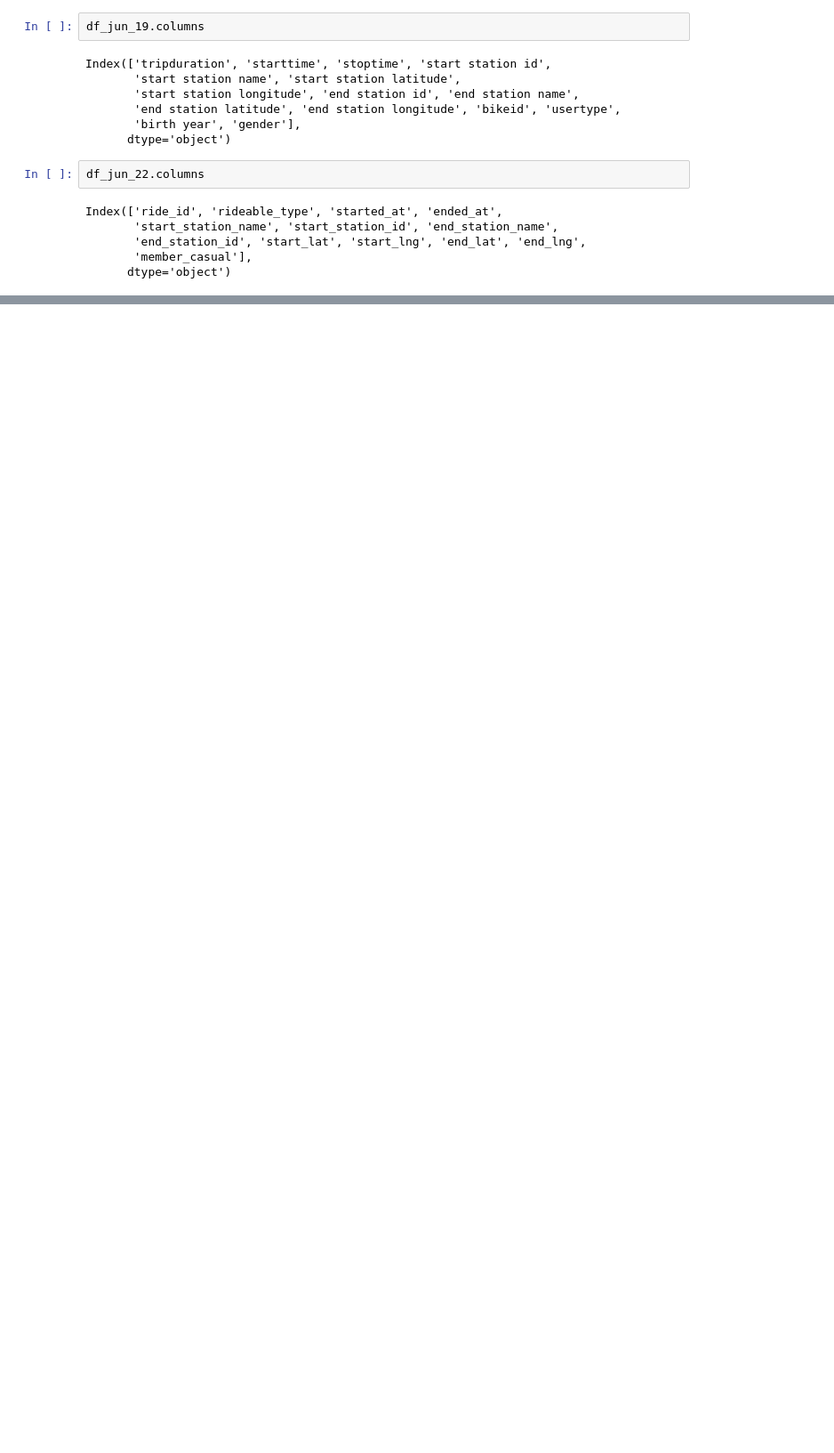
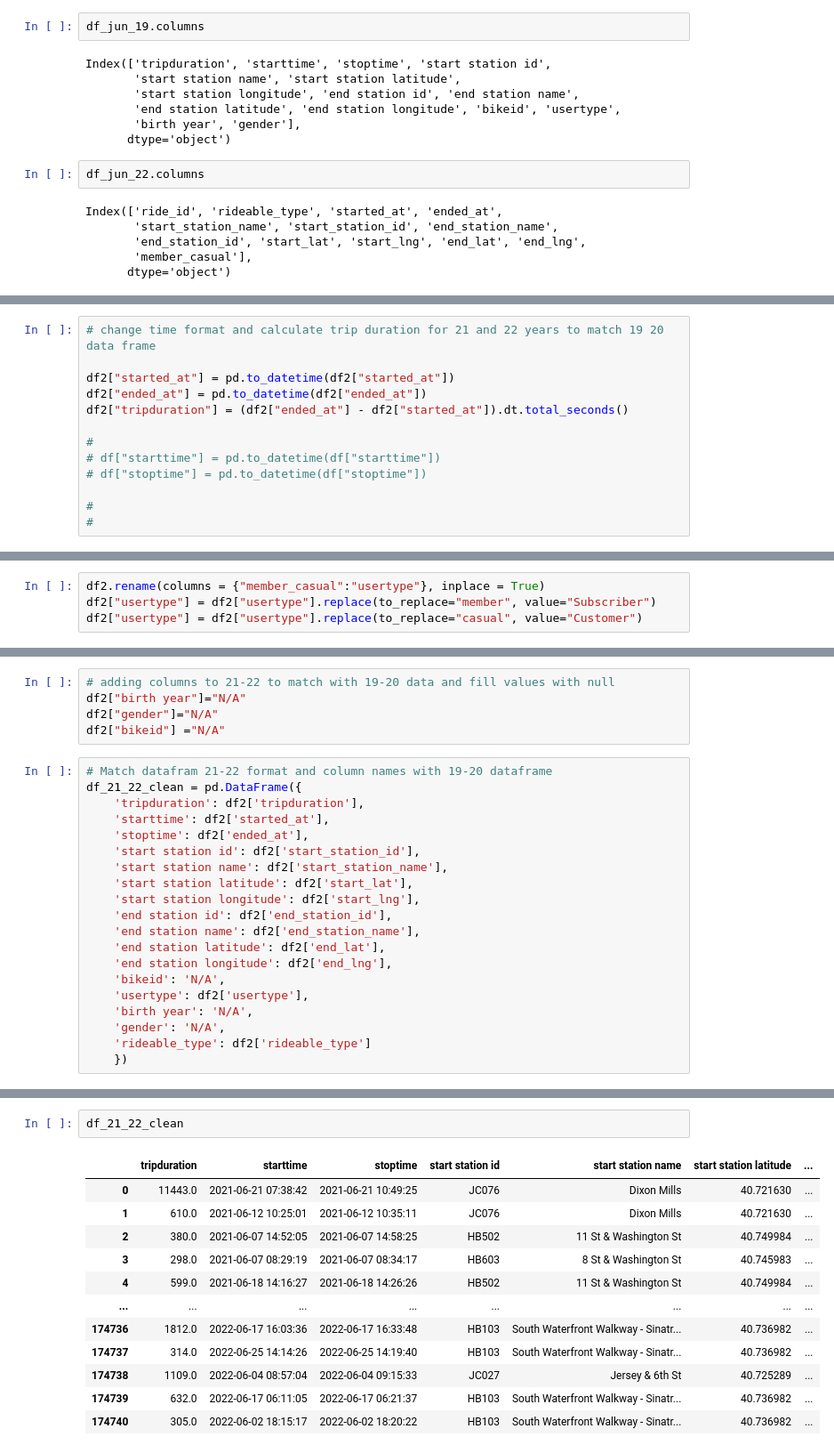
Before and after one commit to yaf978/Citi_Bike_Challenge, a Jupyter notebook: bike_data_prep.ipynb, the cells around one changed output, grey strips where cells are left out. Shown at 89% size. Drawn from its saved outputs; the diff is of its cells as text; blank space fills up the shorter version.

Commit message:
cleaned data and file

```diff
--- a/bike_data_prep.ipynb
+++ b/bike_data_prep.ipynb
@@ -112,0 +146,13 @@ Index(['ride_id', 'rideable_type', 'started_at', 'ended_at',
+# %%
+# change time format and calculate trip duration for 21 and 22 years to match 19 20 data frame
+
+df2["started_at"] = pd.to_datetime(df2["started_at"])
+df2["ended_at"] = pd.to_datetime(df2["ended_at"])
+df2["tripduration"] = (df2["ended_at"] - df2["started_at"]).dt.total_seconds()
+
+#
+# df["starttime"] = pd.to_datetime(df["starttime"])
+# df["stoptime"] = pd.to_datetime(df["stoptime"])
+
+#
+#
@@ -112,0 +191,4 @@ Index(['ride_id', 'rideable_type', 'started_at', 'ended_at',
+# %%
+df2.rename(columns = {"member_casual":"usertype"}, inplace = True)
+df2["usertype"] = df2["usertype"].replace(to_replace="member", value="Subscriber")
+df2["usertype"] = df2["usertype"].replace(to_replace="casual", value="Customer")
@@ -112,0 +201,25 @@ Index(['ride_id', 'rideable_type', 'started_at', 'ended_at',
+# %%
+# adding columns to 21-22 to match with 19-20 data and fill values with null
+df2["birth year"]="N/A"
+df2["gender"]="N/A"
+df2["bikeid"] ="N/A"
+# %%
+# Match datafram 21-22 format and column names with 19-20 dataframe
+df_21_22_clean = pd.DataFrame({
+    'tripduration': df2['tripduration'],
+    'starttime': df2['started_at'],
+    'stoptime': df2['ended_at'],
+    'start station id': df2['start_station_id'],
+    'start station name': df2['start_station_name'],
+    'start station latitude': df2['start_lat'],
+    'start station longitude': df2['start_lng'],
+    'end station id': df2['end_station_id'],
+    'end station name': df2['end_station_name'],
+    'end station latitude': df2['end_lat'],
+    'end station longitude': df2['end_lng'],
+    'bikeid': 'N/A',
+    'usertype': df2['usertype'],
+    'birth year': 'N/A',
+    'gender': 'N/A',
+    'rideable_type': df2['rideable_type']
+    })
@@ -112,0 +228,15 @@ Index(['ride_id', 'rideable_type', 'started_at', 'ended_at',
+# %%
+df_21_22_clean
+# %% [output]
+|  | tripduration | starttime | stoptime | start station id | start station name | start station latitude | ... |
+| 0 | 11443.0 | 2021-06-21 07:38:42 | 2021-06-21 10:49:25 | JC076 | Dixon Mills | 40.721630 | ... |
+| 1 | 610.0 | 2021-06-12 10:25:01 | 2021-06-12 10:35:11 | JC076 | Dixon Mills | 40.721630 | ... |
+| 2 | 380.0 | 2021-06-07 14:52:05 | 2021-06-07 14:58:25 | HB502 | 11 St & Washington St | 40.749984 | ... |
+| 3 | 298.0 | 2021-06-07 08:29:19 | 2021-06-07 08:34:17 | HB603 | 8 St & Washington St | 40.745983 | ... |
+| 4 | 599.0 | 2021-06-18 14:16:27 | 2021-06-18 14:26:26 | HB502 | 11 St & Washington St | 40.749984 | ... |
+| ... | ... | ... | ... | ... | ... | ... | ... |
+| 174736 | 1812.0 | 2022-06-17 16:03:36 | 2022-06-17 16:33:48 | HB103 | South Waterfront Walkway - Sinatr... | 40.736982 | ... |
+| 174737 | 314.0 | 2022-06-25 14:14:26 | 2022-06-25 14:19:40 | HB103 | South Waterfront Walkway - Sinatr... | 40.736982 | ... |
+| 174738 | 1109.0 | 2022-06-04 08:57:04 | 2022-06-04 09:15:33 | JC027 | Jersey & 6th St | 40.725289 | ... |
+| 174739 | 632.0 | 2022-06-17 06:11:05 | 2022-06-17 06:21:37 | HB103 | South Waterfront Walkway - Sinatr... | 40.736982 | ... |
+| 174740 | 305.0 | 2022-06-02 18:15:17 | 2022-06-02 18:20:22 | HB103 | South Waterfront Walkway - Sinatr... | 40.736982 | ... |
```
Also changed, not shown: parts of 27 cells of this notebook, 1 other file.
